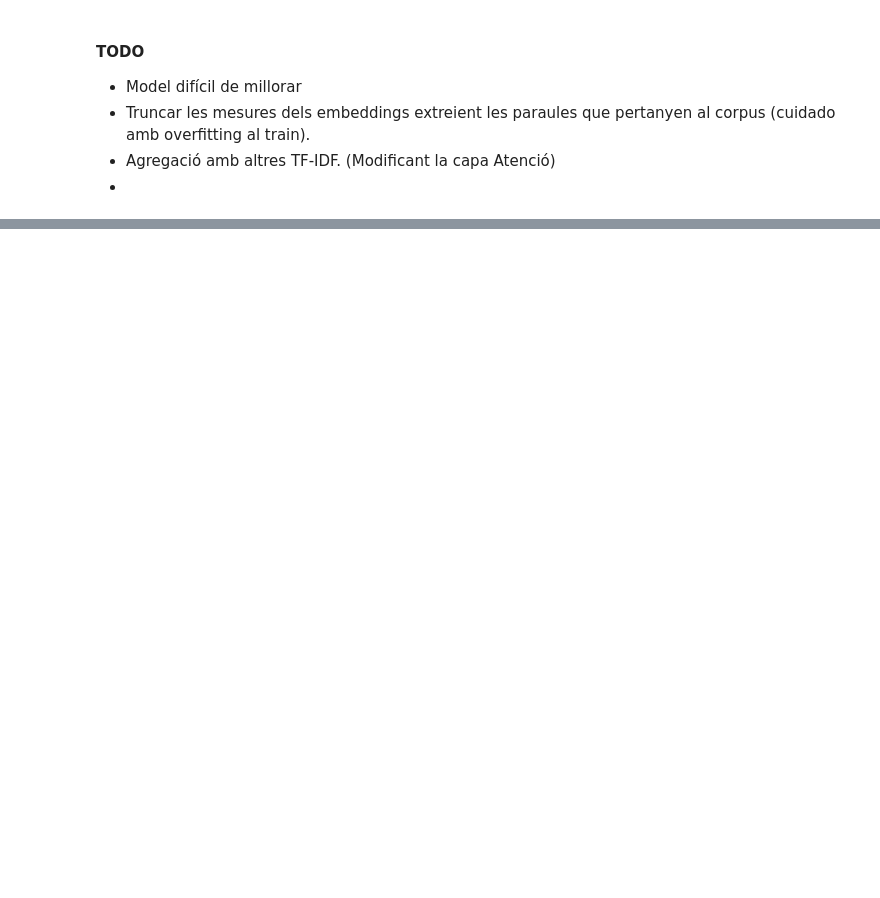
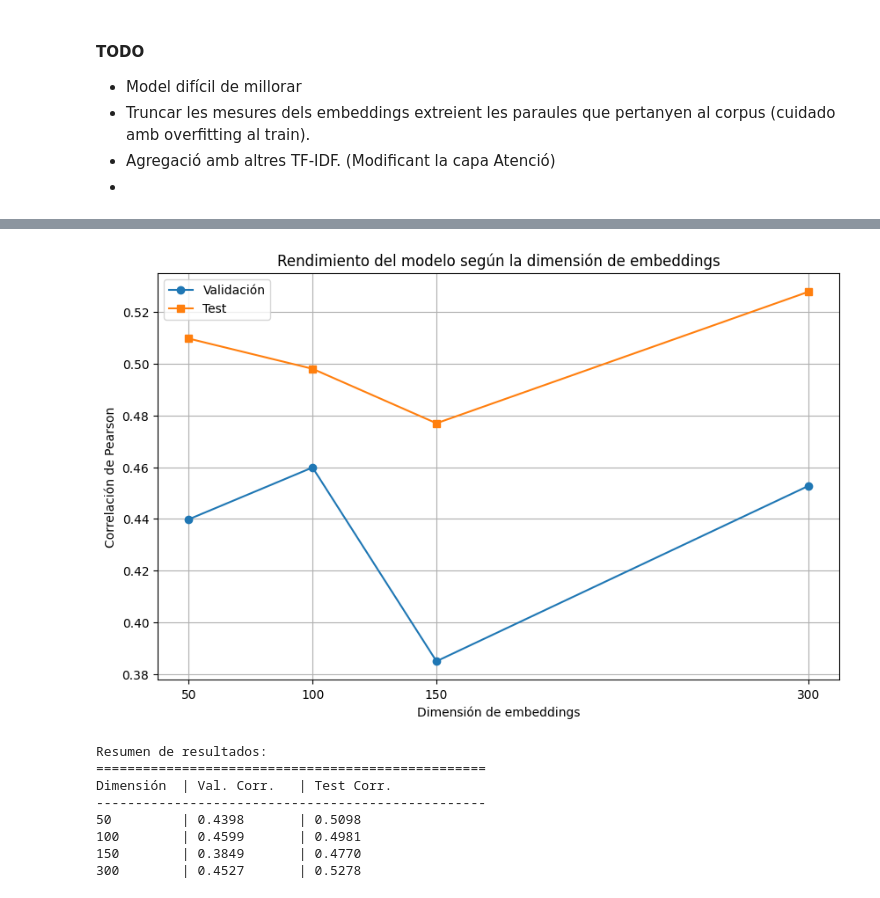
Before and after one commit to TaliaPr/Semantic-Text-Similarity, a Jupyter notebook: sequence_model.ipynb, the cells around one changed output, grey strips where cells are left out. Cells and saved outputs as stored; diff of their text form; code cells hidden in the pictures; blank space fills up the shorter version.

Commit message:
diferentes_dimensiones atencion con TF - IDF

```diff
--- a/sequence_model.ipynb
+++ b/sequence_model.ipynb
@@ -285,9 +319,16 @@ x_val, y_val = pair_list_to_x_y(mapped[train_slice:])
 # %%
 import tensorflow as tf
 
-# Preparar els conjunts de dades d'entrenament i validació
+# Preparar els conjunts de dades d'entrenament, validació i test
 train_dataset = tf.data.Dataset.from_tensor_slices((x_train, y_train))
-train_dataset = train_dataset.shuffle(buffer_size=len(x_train)).batch(batch_size)
+train_dataset = train_dataset.shuffle(buffer_size=len(x_train[0])).batch(batch_size)
 
 val_dataset = tf.data.Dataset.from_tensor_slices((x_val, y_val))
 val_dataset = val_dataset.batch(batch_size)
+
+test_dataset = tf.data.Dataset.from_tensor_slices((x_test, y_test))
+test_dataset = test_dataset.batch(batch_size)
+
+print(f"Batches in train_dataset: {len(list(train_dataset))}")
+print(f"Batches in val_dataset: {len(list(val_dataset))}")
+print(f"Batches in test_dataset: {len(list(test_dataset))}")
@@ -580,0 +846,39 @@ P-value: 1.2050755660899114e-180
+# %%
+# Visualizar resultados
+import matplotlib.pyplot as plt
+
+# Preparar datos para la visualización
+dims = list(results.keys())
+val_corrs = [results[dim]['val_corr'] for dim in dims]
+test_corrs = [results[dim]['test_corr'] for dim in dims]
+
+# Crear gráfico de correlaciones
+plt.figure(figsize=(10, 6))
+plt.plot(dims, val_corrs, 'o-', label='Validación')
+plt.plot(dims, test_corrs, 's-', label='Test')
+plt.xlabel('Dimensión de embeddings')
+plt.ylabel('Correlación de Pearson')
+plt.title('Rendimiento del modelo según la dimensión de embeddings')
+plt.legend()
+plt.grid(True)
+plt.xticks(dims)
+plt.savefig('embedding_dimensions_comparison.png')
+plt.show()
+
+# Crear tabla de resultados
+print("\nResumen de resultados:")
+print("="*50)
+print(f"{'Dimensión':<10} | {'Val. Corr.':<12} | {'Test Corr.':<12}")
+print("-"*50)
+for dim in dims:
+    print(f"{dim:<10} | {results[dim]['val_corr']:<12.4f} | {results[dim]['test_corr']:<12.4f}")
+# %% [output]
+[figure, added]
+Resumen de resultados:
+==================================================
+Dimensión  | Val. Corr.   | Test Corr.
+--------------------------------------------------
+50         | 0.4398       | 0.5098
+100        | 0.4599       | 0.4981
+150        | 0.3849       | 0.4770
+300        | 0.4527       | 0.5278
```
Also changed, not shown: parts of 25 cells of this notebook, 5 other files.
